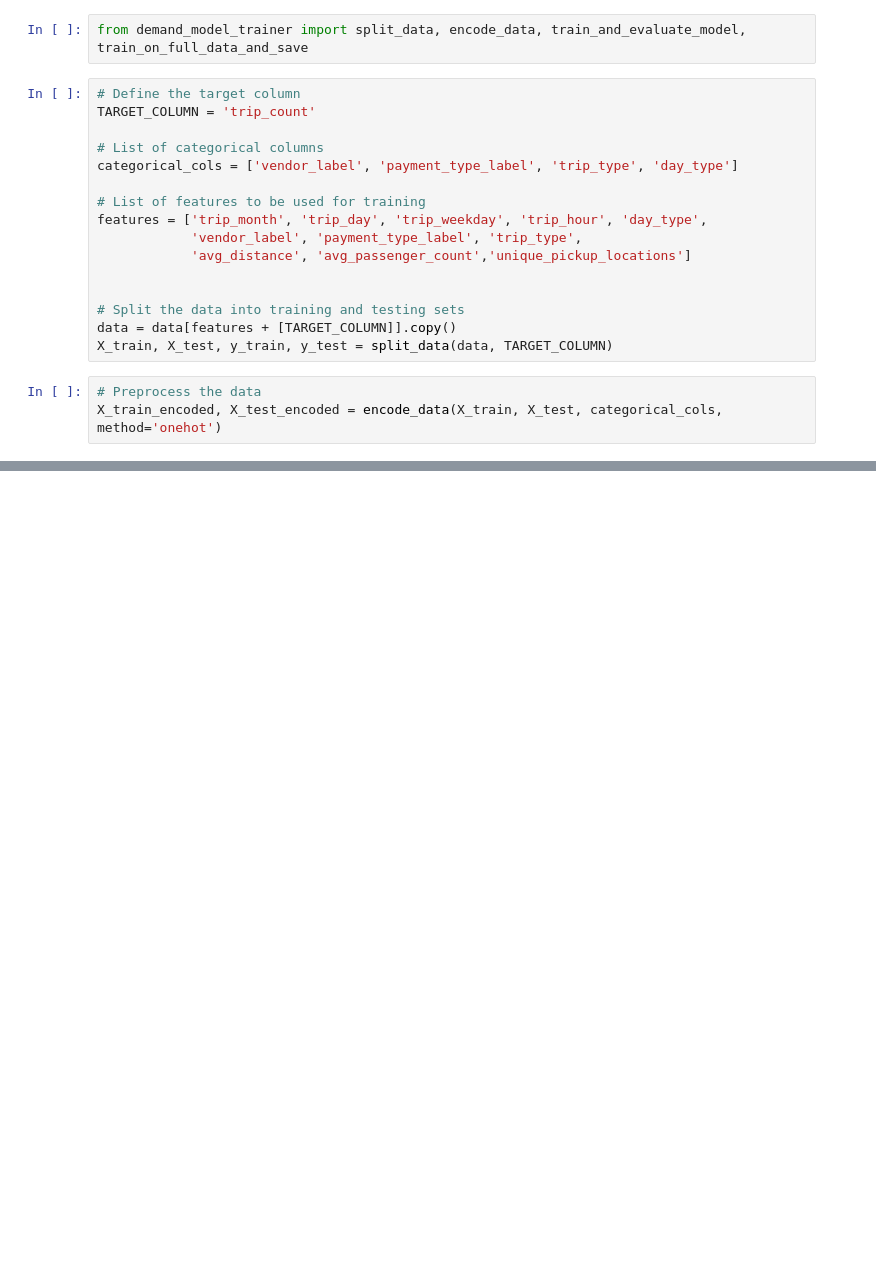
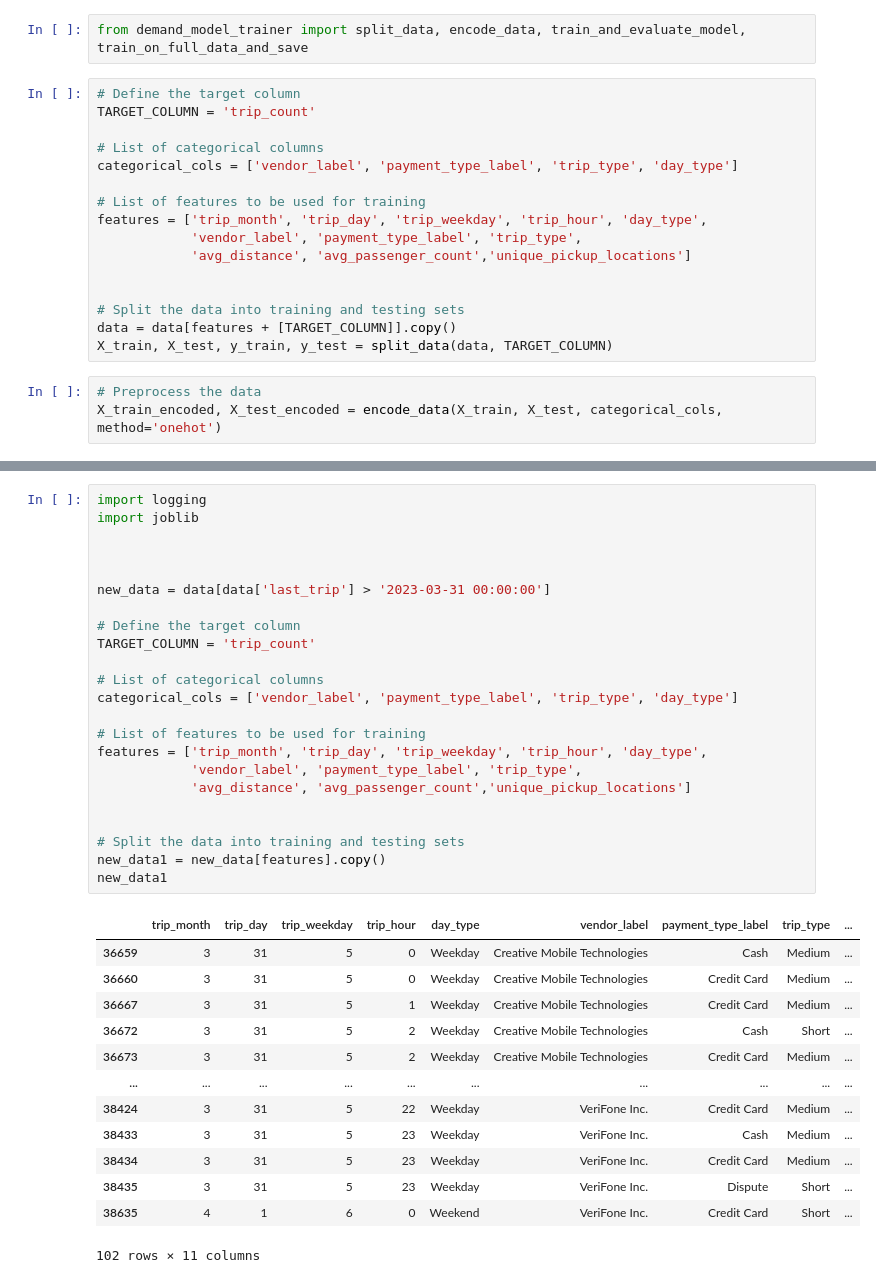
Before and after one commit to Ziadashraf301/TaxiTrack, a Jupyter notebook: Taxi_demand_prediction/model_training/ml_models_devlopment.ipynb, the cells around one changed output, grey strips where cells are left out. Drawn from its saved outputs; the diff is of its cells as text; blank space fills up the shorter version.

```diff
--- a/Taxi_demand_prediction/model_training/ml_models_devlopment.ipynb
+++ b/Taxi_demand_prediction/model_training/ml_models_devlopment.ipynb
@@ -346 +339,38 @@ model_params = {
 ✅ Full model trained and saved as 'xgboost_pipeline.pkl'
+# %%
+import logging
+import joblib
+
+
+
+new_data = data[data['last_trip'] > '2023-03-31 00:00:00']
+
+# Define the target column
+TARGET_COLUMN = 'trip_count'
+
+# List of categorical columns
+categorical_cols = ['vendor_label', 'payment_type_label', 'trip_type', 'day_type']
+
+# List of features to be used for training
+features = ['trip_month', 'trip_day', 'trip_weekday', 'trip_hour', 'day_type',
+            'vendor_label', 'payment_type_label', 'trip_type',
+            'avg_distance', 'avg_passenger_count','unique_pickup_locations']
+
+
+# Split the data into training and testing sets
+new_data1 = new_data[features].copy()
+new_data1
+# %% [output]
+|  | trip_month | trip_day | trip_weekday | trip_hour | day_type | vendor_label | payment_type_label | trip_type | ... |
+| 36659 | 3 | 31 | 5 | 0 | Weekday | Creative Mobile Technologies | Cash | Medium | ... |
+| 36660 | 3 | 31 | 5 | 0 | Weekday | Creative Mobile Technologies | Credit Card | Medium | ... |
+| 36667 | 3 | 31 | 5 | 1 | Weekday | Creative Mobile Technologies | Credit Card | Medium | ... |
+| 36672 | 3 | 31 | 5 | 2 | Weekday | Creative Mobile Technologies | Cash | Short | ... |
+| 36673 | 3 | 31 | 5 | 2 | Weekday | Creative Mobile Technologies | Credit Card | Medium | ... |
+| ... | ... | ... | ... | ... | ... | ... | ... | ... | ... |
+| 38424 | 3 | 31 | 5 | 22 | Weekday | VeriFone Inc. | Credit Card | Medium | ... |
+| 38433 | 3 | 31 | 5 | 23 | Weekday | VeriFone Inc. | Cash | Medium | ... |
+| 38434 | 3 | 31 | 5 | 23 | Weekday | VeriFone Inc. | Credit Card | Medium | ... |
+| 38435 | 3 | 31 | 5 | 23 | Weekday | VeriFone Inc. | Dispute | Short | ... |
+| 38635 | 4 | 1 | 6 | 0 | Weekend | VeriFone Inc. | Credit Card | Short | ... |
+102 rows × 11 columns
```
Also changed, not shown: parts of 13 cells of this notebook, 15 other files.
